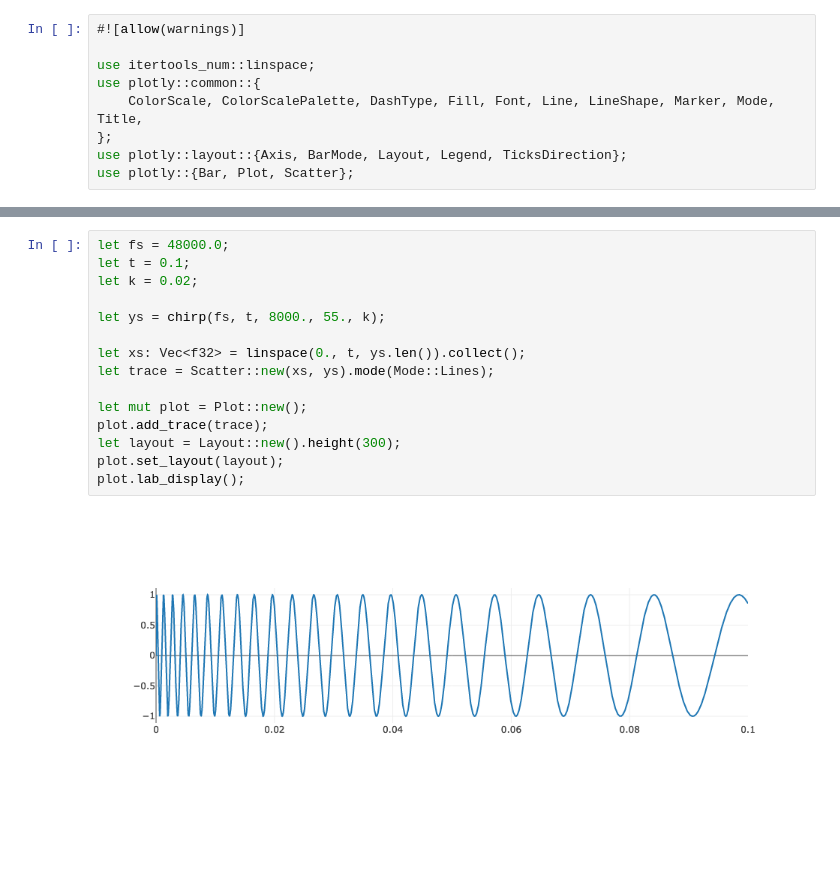
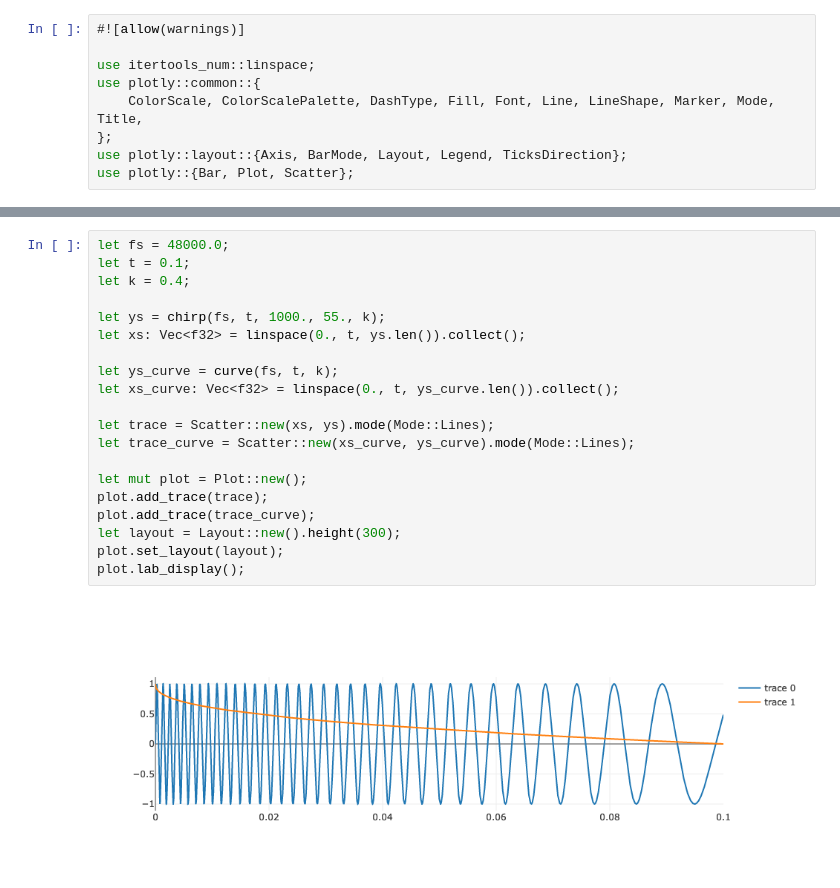
Before and after one commit to antoinevg/notebooks-jupyter, a Jupyter notebook: chirp-rust.ipynb, the cells around one changed output, grey strips where cells are left out. Saved outputs shown, nothing was run; the diff lists cells and outputs as text; blank space fills up the shorter version.

```diff
--- a/chirp-rust.ipynb
+++ b/chirp-rust.ipynb
@@ -66,17 +79,22 @@ fn chirp(fs: f32, t: f32, f1: f32, f0: f32, k: f32) -> Vec<f32> {
 # %%
 let fs = 48000.0;
 let t = 0.1;
-let k = 0.02;
+let k = 0.4;
 
-let ys = chirp(fs, t, 8000., 55., k);
+let ys = chirp(fs, t, 1000., 55., k);
+let xs: Vec<f32> = linspace(0., t, ys.len()).collect();
 
-let xs: Vec<f32> = linspace(0., t, ys.len()).collect();
+let ys_curve = curve(fs, t, k);
+let xs_curve: Vec<f32> = linspace(0., t, ys_curve.len()).collect();
+
 let trace = Scatter::new(xs, ys).mode(Mode::Lines);
+let trace_curve = Scatter::new(xs_curve, ys_curve).mode(Mode::Lines);
 
 let mut plot = Plot::new();
 plot.add_trace(trace);
+plot.add_trace(trace_curve);
 let layout = Layout::new().height(300);
 plot.set_layout(layout);
 plot.lab_display();
 # %% [output]
-[figure, old version]
+[figure, new version]
```
Also changed, not shown: parts of 1 cell of this notebook, 1 other file.
